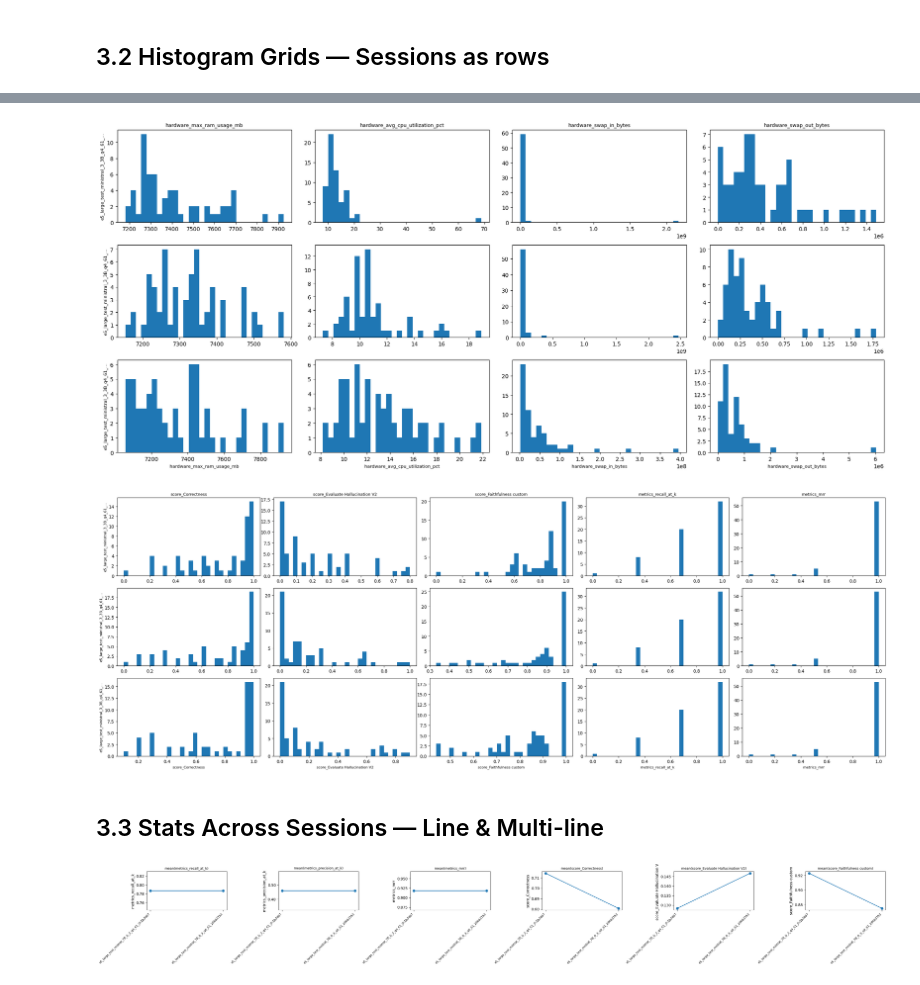
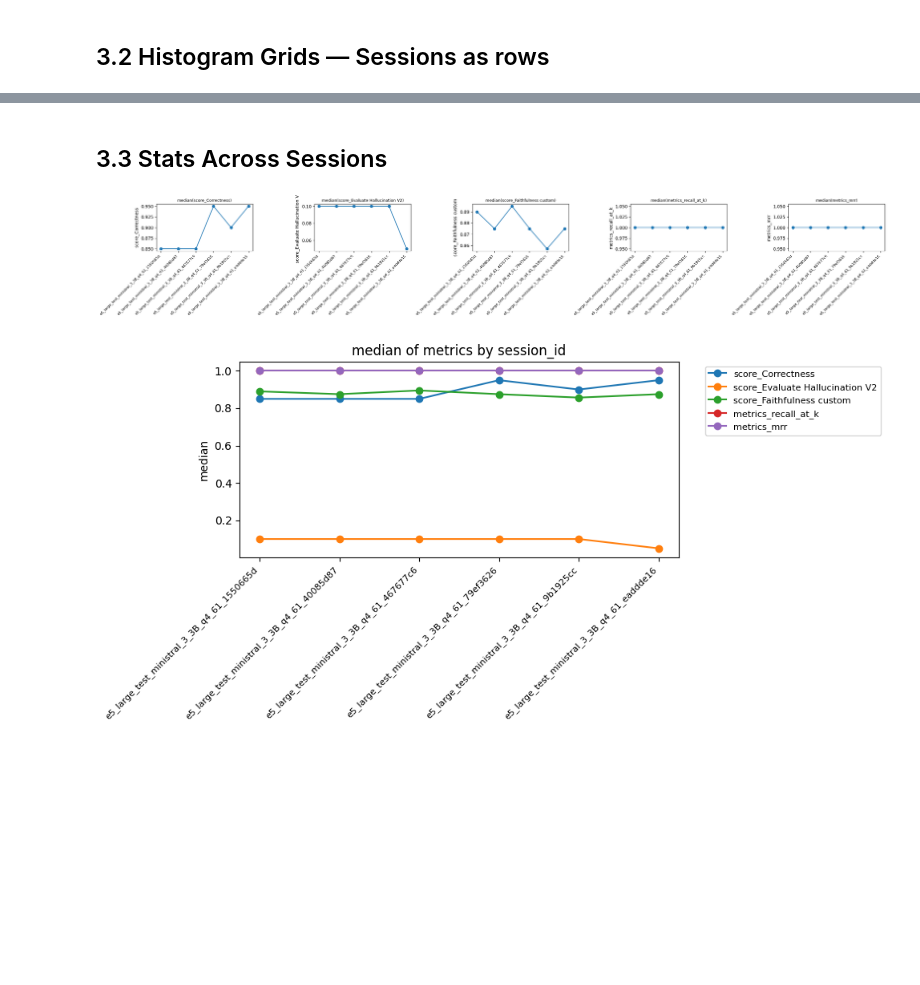
Before and after one commit to n-ploch/on-device-rag-performance, a Jupyter notebook: notebooks/01_explore_metrics.ipynb, the cells around one changed output, grey strips where cells are left out. Cells and saved outputs as stored; diff of their text form; code cells hidden in the pictures; blank space fills up the shorter version.

```diff
--- a/notebooks/01_explore_metrics.ipynb
+++ b/notebooks/01_explore_metrics.ipynb
@@ -38,6 +38,7 @@ from utils import (
     plot_hardware_as_hist,
     plot_generation_quality_as_hist,
     plot_scatter_two_metrics,
+    plot_heatmap,
     stats_by_group,
     plot_stats_bar,
     plot_stats_line,
@@ -53,7 +54,7 @@ from utils import (
     GENERATION_QUALITY_COLS,
 )
 
-EXPORT_DIR = Path("../local/metric-export/eval1")
+EXPORT_DIR = Path("../local/metric-export/eval2")
 # %% [markdown]
 ### Load dataset(s)
 
@@ -382,10 +539,11 @@ Multiple sessions (files) that share the same `run_id` let us assess run-to-run
 The `session_id` is the x-axis; one subplot per metric.
 # %%
 # Select the run_id to analyse for stability
-STABILITY_RUN_ID = get_run_ids(df_multi)[0]  # replace with a string literal
-STABILITY_RUN_ID = "e5_large_test_mistral_7B_0_3_q4_61"
+STABILITY_RUN_ID = get_run_ids(df)[0]  # replace with a string literal
+# STABILITY_RUN_ID = "e5_large_test_mistral_7B_0_3_q8_61"
+STABILITY_RUN_ID = "e5_large_test_ministral_3_3B_q4_61"
 
-df_stable = df_multi[df_multi["run_id"] == STABILITY_RUN_ID].copy()
+df_stable = df[df["run_id"] == STABILITY_RUN_ID].copy()
 stable_sessions = get_session_ids(df_stable)
 
 print(f"Run ID:   {STABILITY_RUN_ID}")
@@ -426,8 +595,0 @@ plot_retrieval_as_hist(df_stable, group_by="session_id", group_order=stable_sess
-# %%
-plot_hardware_as_hist(df_stable, group_by="session_id", group_order=stable_sessions)
-# %% [output]
-[figure, removed]
-# %%
-plot_generation_quality_as_hist(df_stable, group_by="session_id", group_order=stable_sessions)
-# %% [output]
-[figure, removed]
@@ -434,8 +602,16 @@ plot_generation_quality_as_hist(df_stable, group_by="session_id", group_order=st
 # %% [markdown]
-## 3.3  Stats Across Sessions — Line & Multi-line
+## 3.3  Stats Across Sessions
 # %%
 # Mean of each metric across sessions — one subplot per metric
-plot_stats_line(df_stable, _present(df_stable, RETRIEVAL_COLS + ["score_Correctness", "score_Evaluate Hallucination V2", "score_Faithfulness custom"]),
-                group_by="session_id", group_order=stable_sessions, stat="mean")
+plot_stats_line(df_stable, _present(df_stable, GENERATION_QUALITY_COLS),
+                group_by="session_id", group_order=stable_sessions, stat="median")
+# All quality metrics overlaid in one plot (normalized so different scales are comparable)
+plot_stats_multi_line(
+    df_stable,
+    _present(df_stable, GENERATION_QUALITY_COLS),
+    group_by="session_id", group_order=stable_sessions,
+    stat="median", normalize=False
+)
 # %% [output]
-[figure, old version]
+[figure, new version]
+[figure, added]
```
Also changed, not shown: parts of 72 cells of this notebook.
